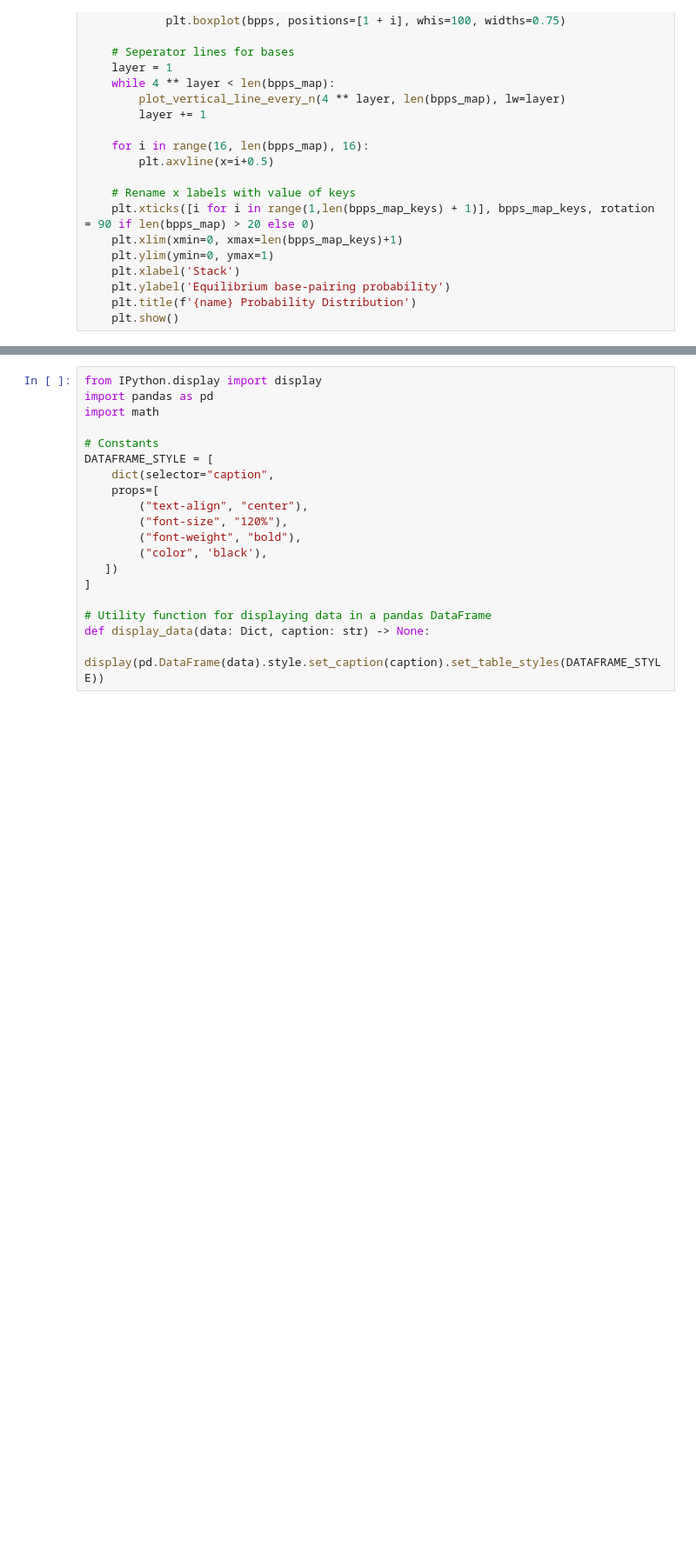
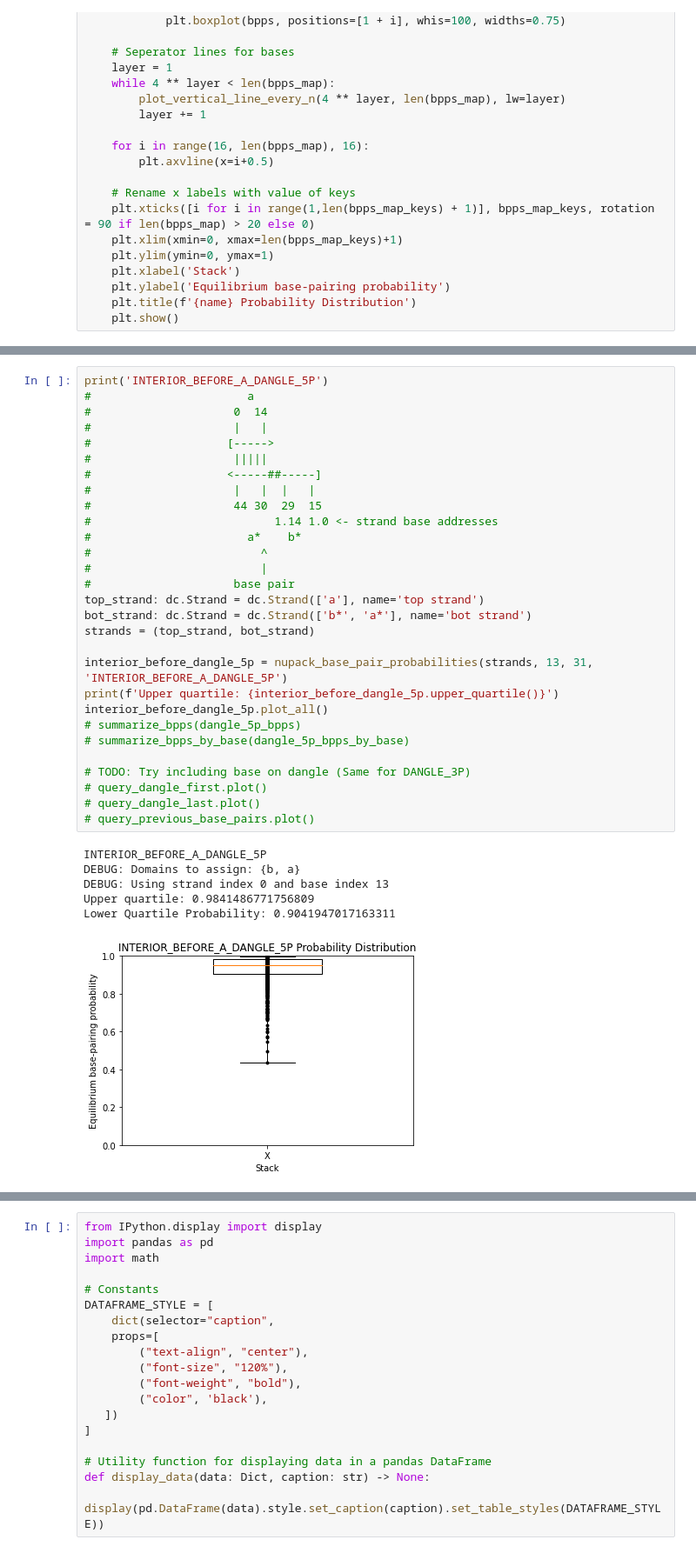
Before and after one commit to UC-Davis-molecular-computing/nuad, a Jupyter notebook: base_pair_probability.ipynb, the cells around one changed output, grey strips where cells are left out. Shown at 87% size. Saved outputs shown, nothing was run; the diff lists cells and outputs as text; blank space fills up the shorter version.

```diff
--- a/base_pair_probability.ipynb
+++ b/base_pair_probability.ipynb
@@ -493,0 +527,36 @@ Lower Quartile Probability: 0.5708596350632397
+# %%
+print('INTERIOR_BEFORE_A_DANGLE_5P')
+#                       a
+#                     0  14
+#                     |   |
+#                    [----->
+#                     |||||
+#                    <-----##-----]
+#                     |   |  |   |
+#                     44 30  29  15
+#                           1.14 1.0 <- strand base addresses
+#                       a*    b*
+#                         ^
+#                         |
+#                     base pair
+top_strand: dc.Strand = dc.Strand(['a'], name='top strand')
+bot_strand: dc.Strand = dc.Strand(['b*', 'a*'], name='bot strand')
+strands = (top_strand, bot_strand)
+
+interior_before_dangle_5p = nupack_base_pair_probabilities(strands, 13, 31, 'INTERIOR_BEFORE_A_DANGLE_5P')
+print(f'Upper quartile: {interior_before_dangle_5p.upper_quartile()}')
+interior_before_dangle_5p.plot_all()
+# summarize_bpps(dangle_5p_bpps)
+# summarize_bpps_by_base(dangle_5p_bpps_by_base)
+
+# TODO: Try including base on dangle (Same for DANGLE_3P)
+# query_dangle_first.plot()
+# query_dangle_last.plot()
+# query_previous_base_pairs.plot()
+# %% [output]
+INTERIOR_BEFORE_A_DANGLE_5P
+DEBUG: Domains to assign: {b, a}
+DEBUG: Using strand index 0 and base index 13
+Upper quartile: 0.9841486771756809
+Lower Quartile Probability: 0.9041947017163311
+[figure, added]
```
Also changed, not shown: parts of 23 cells of this notebook, 2 other files.
